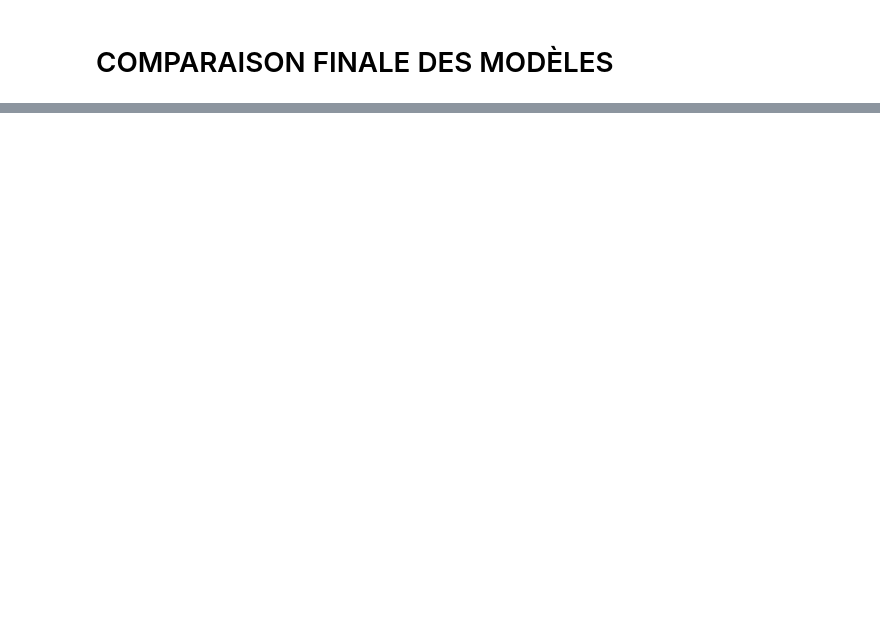
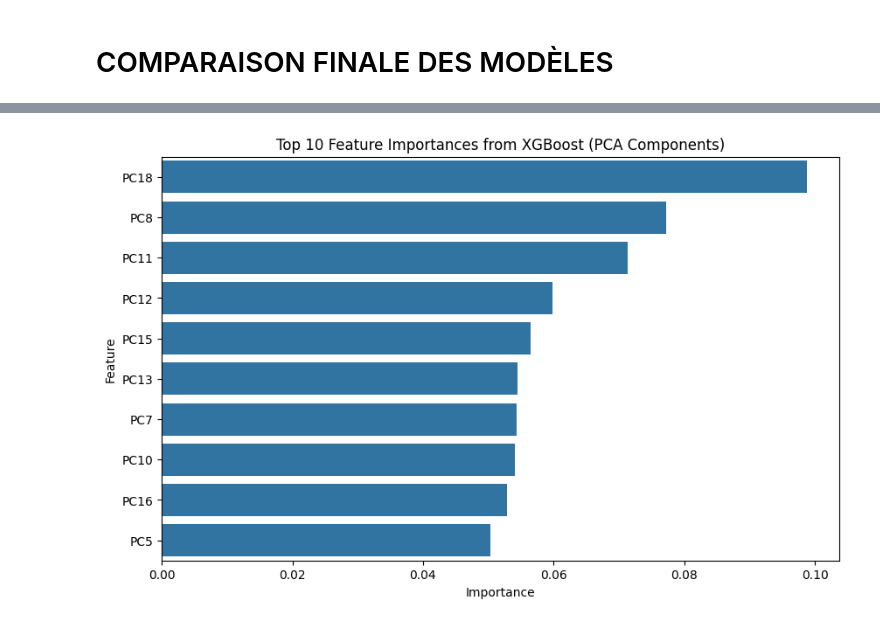
Before and after one commit to Meria-Troudi/mlProject, a Jupyter notebook: models/bo1_Models.ipynb, the cells around one changed output, grey strips where cells are left out. Saved outputs shown, nothing was run; the diff lists cells and outputs as text; code cells hidden in the pictures; blank space fills up the shorter version.

```diff
--- a/models/bo1_Models.ipynb
+++ b/models/bo1_Models.ipynb
@@ -18,0 +24,10 @@ warnings.filterwarnings('ignore')
+# %%
+# Chargement du fichier
+df_knn =  pd.read_csv(r"C:\Users\meria\Downloads\mlProject\prepared_data.csv")
+df = pd.read_csv(r'C:\Users\meria\Downloads\mlProject\dataset_reduit.csv')
+
+print(f"Dataset chargé avec succès !")
+print(f"Shape: {df.shape}")
+print(f"Colonnes: {list(df.columns)}")
+print("\nAperçu des 5 premières lignes :")
+print(df.head())
@@ -356,0 +427,6 @@ weighted avg       0.95      0.95      0.94      6000
+# %%
+print("ENTRAINEMENT DU MODÈLE XGBOOST")
+
+# Initialize and train the XGBoost Classifier
+model = xgb.XGBClassifier(objective='multi:softmax', num_class=len(le_growth_category.classes_), eval_metric='mlogloss', use_label_encoder=False, random_state=42)
+model.fit(X_train, y_train)
@@ -356,0 +446,22 @@ weighted avg       0.95      0.95      0.94      6000
+# %%
+# --- ÉVALUATION DU MODÈLE ---
+print("ÉVALUATION DU MODÈLE")
+
+y_pred = model.predict(X_test)
+
+# Evaluate the model
+accuracy = accuracy_score(y_test, y_pred)
+print(f"Accuracy: {accuracy:.4f}")
+
+print("\nClassification Report:")
+print(classification_report(y_test, y_pred, target_names=le_growth_category.classes_))
+
+# Feature Importance
+print("IMPORTANCE DES FEATURES")
+# Get feature importance from the trained model
+feature_importances = pd.DataFrame({
+    'Feature': X.columns,
+    'Importance': model.feature_importances_
+}).sort_values(by='Importance', ascending=False)
+
+print(feature_importances.head(10).to_string(index=False))
@@ -356,0 +486,8 @@ weighted avg       0.95      0.95      0.94      6000
+# %%
+# Visualize Feature Importance
+plt.figure(figsize=(10, 6))
+sns.barplot(x='Importance', y='Feature', data=feature_importances.head(10))
+plt.title('Top 10 Feature Importances from XGBoost (PCA Components)')
+plt.show()
+# %% [output]
+[figure, added]
```
Also changed, not shown: parts of 26 cells of this notebook, 4 other files.
